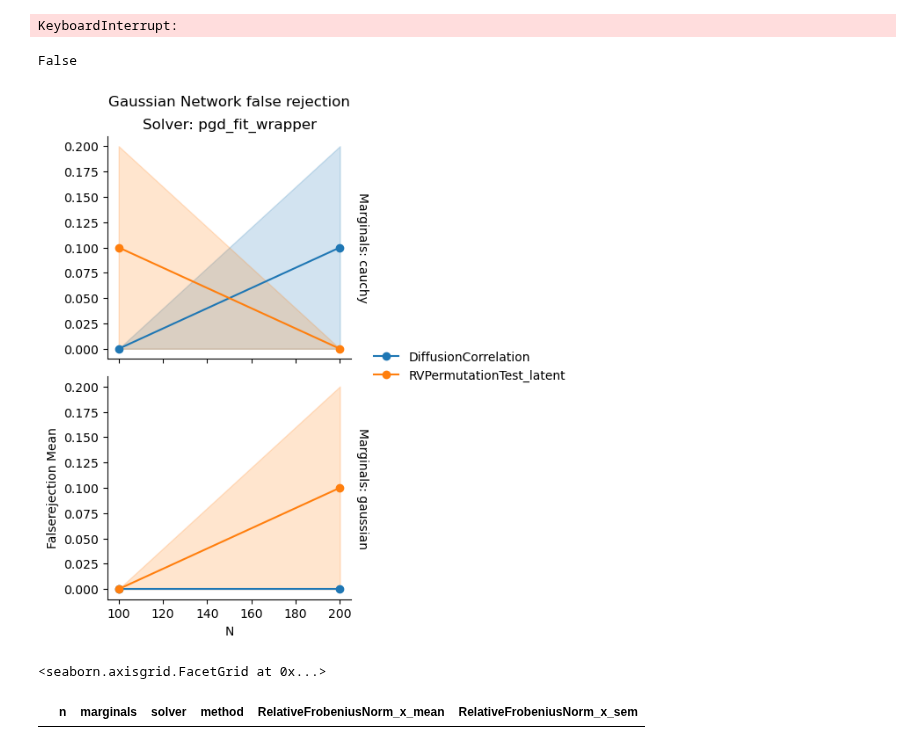
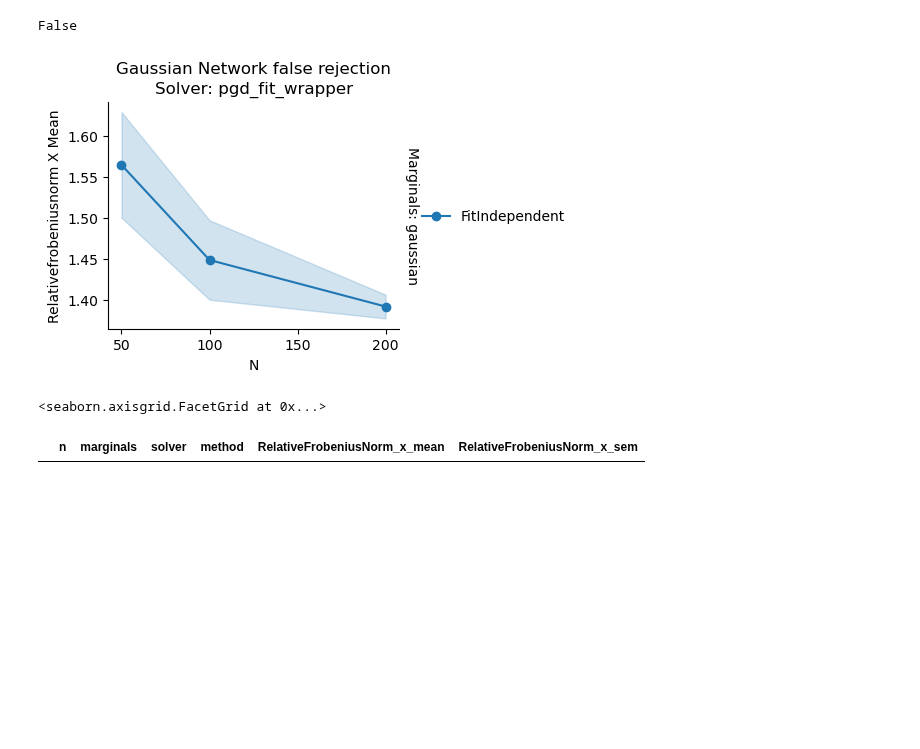
Before and after one commit to lorenzo-costa/testing-network-independence, a Jupyter notebook: notebooks/new_setup.ipynb, the cells around one changed output. Drawn from its saved outputs; the diff is of its cells as text; code cells hidden in the pictures; blank space fills up the shorter version.

```diff
--- a/notebooks/new_setup.ipynb
+++ b/notebooks/new_setup.ipynb
@@ -85,21 +94,21 @@ plt.plot(error_history)
 # %%
-nsim = 10
-n = [100, 200]
+nsim = 5
+n = [50, 100, 200]
 k = [3]
 rho = [0]
 alpha = [0.05]
-marginals = ['gaussian', 'cauchy']
+marginals = ['gaussian']
 edge_var = [1]
 
 method = [
-    partial(RVPermutationTest, permutation_type="latent"),
+    # partial(RVPermutationTest, permutation_type="latent"),
     # partial(RVPermutationTest, permutation_type="observed"),
     # LLKRatioTest,
     # QAP,
-    DiffusionCorrelation,
+    # DiffusionCorrelation,
     # partial(CanonicalCorrelationTest, permutation_type="latent"),
     # partial(CanonicalCorrelationTest, permutation_type="observed"),
-    # FitIndependent
+    FitIndependent
 ]
 
 npermutations = [100]
@@ -108,7 +117,7 @@ approximation = ["F-distr"]
 
 solver = partial(pgd_fit_wrapper, num_iters=500, backend='jax')
 
-model = partial(BernoulliNetwork, center_latent=True)
+model = partial(BernoulliNetwork, center_latent=True, self_loops=False)
 
 setup = [
     (model, solver),
@@ -144,8 +153,6 @@ out = run_simulation(
 )
 
 out = pd.DataFrame(out)
-# %% [output]
-KeyboardInterrupt:
 # %%
 out["n"] = out["args"].apply(lambda x: x["n"])
 out["k"] = out["args"].apply(lambda x: x["k"])
@@ -159,9 +166,9 @@ out["method"] = out["args"].apply(lambda x: x.get("method_name", "NA"))
 
 out["marginals"] = out["args"].apply(lambda x: x.get("marginals", "NA"))
 # %%
-out["FalseRejection"] = out["ComputeAll"].apply(lambda x: x["FalseRejection"])
-out["TrueRejection"] = out["ComputeAll"].apply(lambda x: x["TrueRejection"])
-out["Rejection"] = out["ComputeAll"].apply(lambda x: x["Rejection"])
+# out["FalseRejection"] = out["ComputeAll"].apply(lambda x: x["FalseRejection"])
+# out["TrueRejection"] = out["ComputeAll"].apply(lambda x: x["TrueRejection"])
+# out["Rejection"] = out["ComputeAll"].apply(lambda x: x["Rejection"])
 out['RelativeFrobeniusNorm_x'] = out["ComputeAll"].apply(lambda x: x["RelativeFrobeniusNorm_x"])
 out['ProcrustesDistance_x'] = out["ComputeAll"].apply(lambda x: x["ProcrustesDistance_x"])
 out['RelativeFrobeniusNorm_z'] = out["ComputeAll"].apply(lambda x: x["RelativeFrobeniusNorm_z"])
@@ -209,12 +216,12 @@ results_05_gaussian = out[
 #     factors=["edge_var", "k", "solver"],
 # )
 
-agg_gaussian_null = aggregate_results(
-    results_null_gaussian,
-    y_axis="FalseRejection",
-    x_axis="n",
-    factors=["marginals", "solver", "method"],
-)
+# agg_gaussian_null = aggregate_results(
+#     results_null_gaussian,
+#     y_axis="FalseRejection",
+#     x_axis="n",
+#     factors=["marginals", "solver", "method"],
+# )
 
 agg_05_gaussian = aggregate_results(
     results_05_gaussian,
@@ -222,28 +229,29 @@ agg_05_gaussian = aggregate_results(
     x_axis="n",
     factors=["marginals", "solver", "method"],
 )
+
 agg_bernoulli_null = aggregate_results(
     results_null_bernoulli,
-    y_axis="FalseRejection",
+    y_axis="RelativeFrobeniusNorm_x",
     x_axis="n",
     factors=["marginals", "solver", "method"],
 )
 # %%
 plot_grid(
     grouped_stats=agg_bernoulli_null,
     plotting_function=plot_with_bands,
     x_axis="n",
-    y_axis="FalseRejection_mean",
+    y_axis="RelativeFrobeniusNorm_x_mean",
     factors=["method", "solver", "marginals"],
     height=3,
-    se_bands="FalseRejection_sem",
+    se_bands="RelativeFrobeniusNorm_x_sem",
     share_x=True,
     share_y=False,
     title="Gaussian Network false rejection",
 )
 # %% [output]
 False
-[figure, old version]
+[figure, new version]
 <seaborn.axisgrid.FacetGrid at 0x...>
 # %%
 agg_05_gaussian
```
Also changed, not shown: parts of 9 cells of this notebook, 3 other files.
